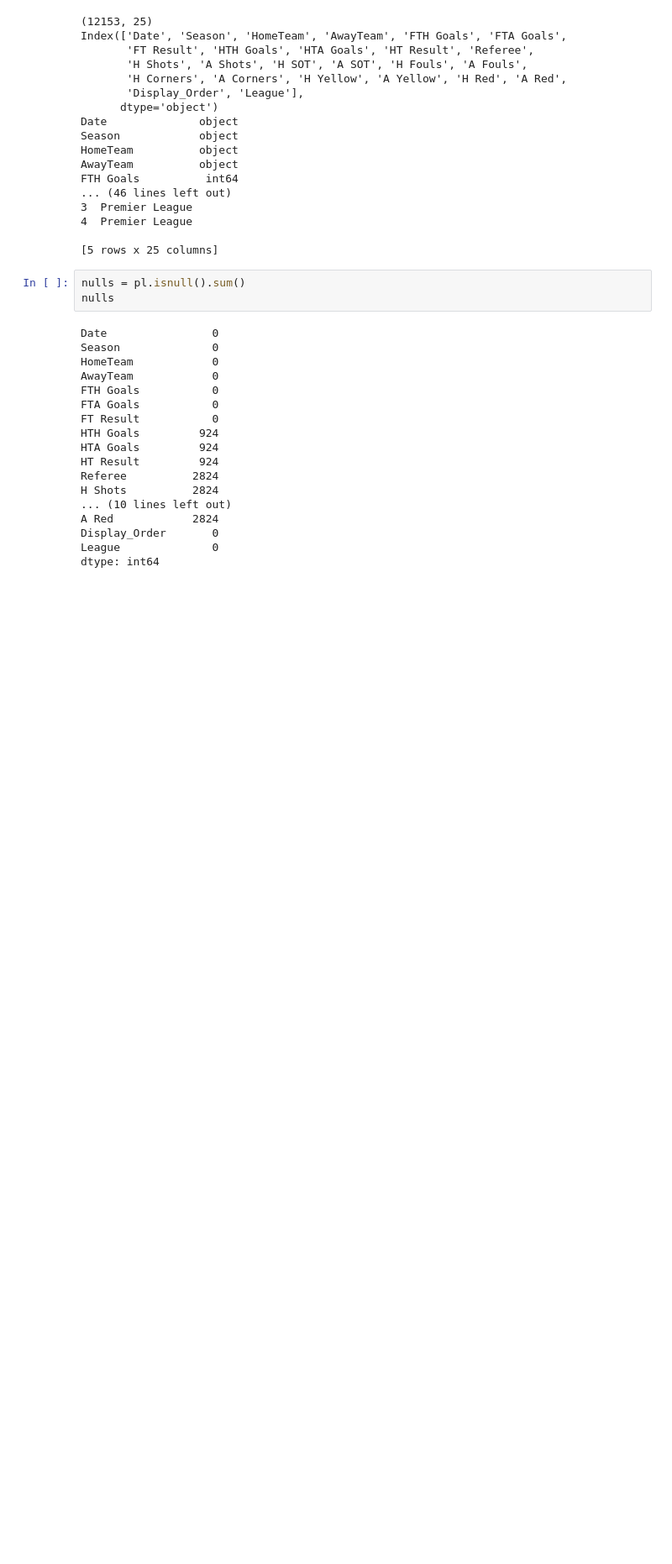
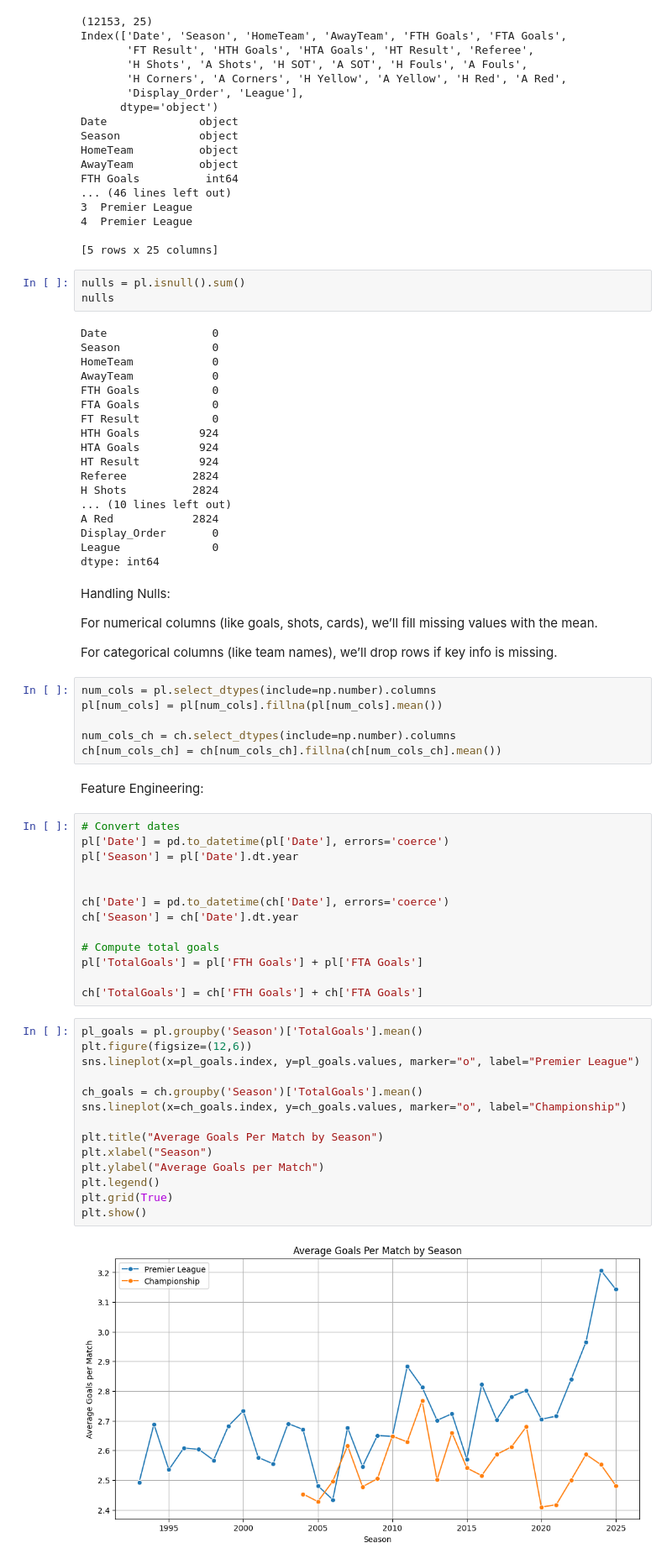
Before and after one commit to kotharisoumil/Premier-League-and-Championship-Analysis, a Jupyter notebook: Premier League and Championship Analysis.ipynb, the cells around one changed output. Shown at 84% size. Cells and saved outputs as stored; diff of their text form; blank space fills up the shorter version.

Commit message:
First Visualization

```diff
--- a/Premier League and Championship Analysis.ipynb
+++ b/Premier League and Championship Analysis.ipynb
@@ -88,3 +88,46 @@ A Red            2824
 Display_Order       0
 League              0
 dtype: int64
+# %% [markdown]
+Handling Nulls:
+
+For numerical columns (like goals, shots, cards), we’ll fill missing values with the mean.
+
+For categorical columns (like team names), we’ll drop rows if key info is missing.
+# %%
+num_cols = pl.select_dtypes(include=np.number).columns
+pl[num_cols] = pl[num_cols].fillna(pl[num_cols].mean())
+
+num_cols_ch = ch.select_dtypes(include=np.number).columns
+ch[num_cols_ch] = ch[num_cols_ch].fillna(ch[num_cols_ch].mean())
+# %% [markdown]
+Feature Engineering:
+# %%
+# Convert dates
+pl['Date'] = pd.to_datetime(pl['Date'], errors='coerce')
+pl['Season'] = pl['Date'].dt.year
+
+
+ch['Date'] = pd.to_datetime(ch['Date'], errors='coerce')
+ch['Season'] = ch['Date'].dt.year
+
+# Compute total goals
+pl['TotalGoals'] = pl['FTH Goals'] + pl['FTA Goals']
+
+ch['TotalGoals'] = ch['FTH Goals'] + ch['FTA Goals']
+# %%
+pl_goals = pl.groupby('Season')['TotalGoals'].mean()
+plt.figure(figsize=(12,6))
+sns.lineplot(x=pl_goals.index, y=pl_goals.values, marker="o", label="Premier League")
+
+ch_goals = ch.groupby('Season')['TotalGoals'].mean()
+sns.lineplot(x=ch_goals.index, y=ch_goals.values, marker="o", label="Championship")
+
+plt.title("Average Goals Per Match by Season")
+plt.xlabel("Season")
+plt.ylabel("Average Goals per Match")
+plt.legend()
+plt.grid(True)
+plt.show()
+# %% [output]
+[figure, added]
```
